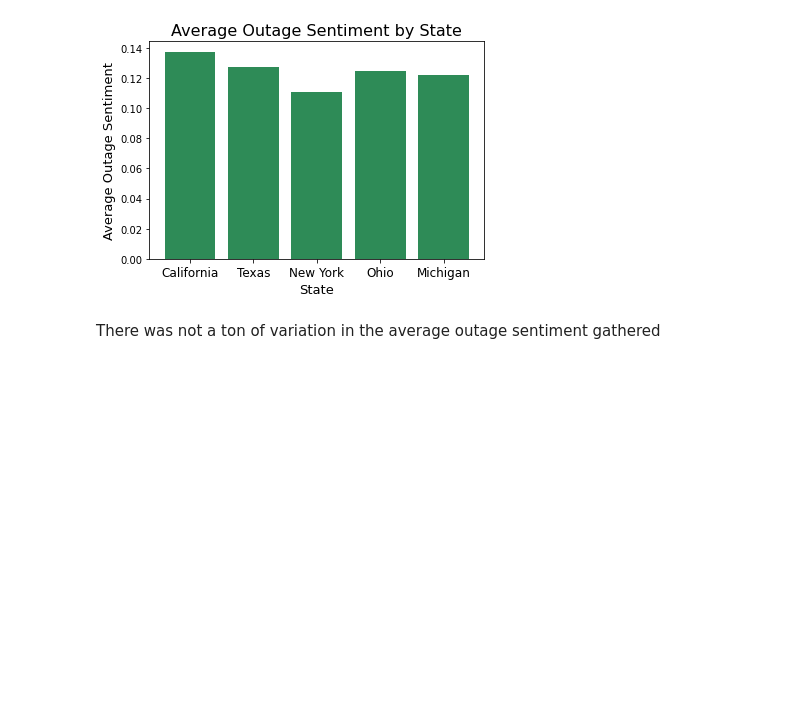
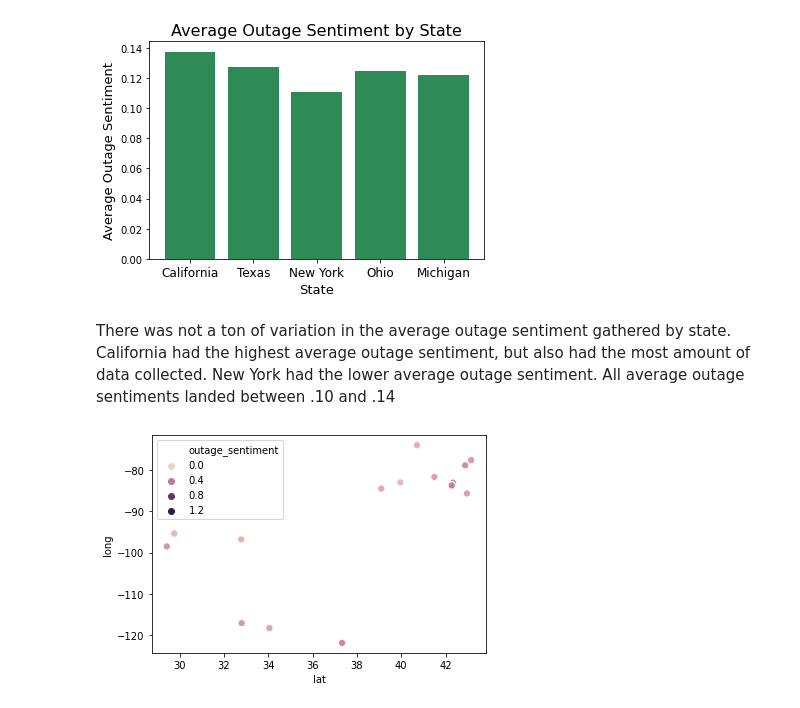
Before and after one commit to dmedellin2/mapping_power_outages, a Jupyter notebook: danielle/03_EDA.ipynb, the cells around one changed output. Drawn from its saved outputs; the diff is of its cells as text; code cells hidden in the pictures; blank space fills up the shorter version.

```diff
--- a/danielle/03_EDA.ipynb
+++ b/danielle/03_EDA.ipynb
@@ -163,5 +170,9 @@ plt.ylabel('Average Outage Sentiment',size=13)
 plt.xticks(size=12);
 # %% [output]
 [figure]
-# %% [markdown]
-There was not a ton of variation in the average outage sentiment gathered
+# %% [markdown]
+There was not a ton of variation in the average outage sentiment gathered by state. California had the highest average outage sentiment, but also had the most amount of data collected. New York had the lower average outage sentiment. All average outage sentiments landed between .10 and .14
+# %%
+sns.scatterplot(data = tweets, x='lat', y = 'long', s=50,hue = 'outage_sentiment');
+# %% [output]
+[figure, added]
```
Also changed, not shown: parts of 4 cells of this notebook.
